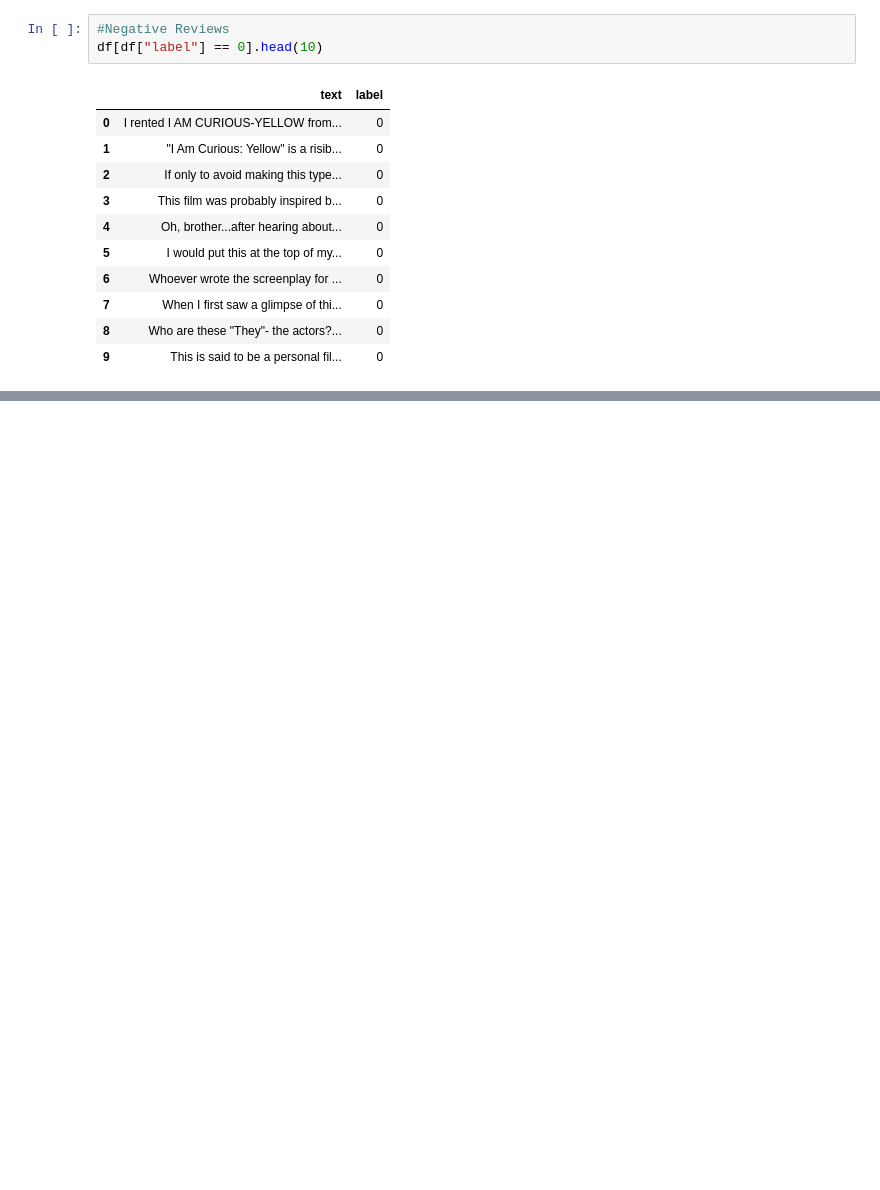
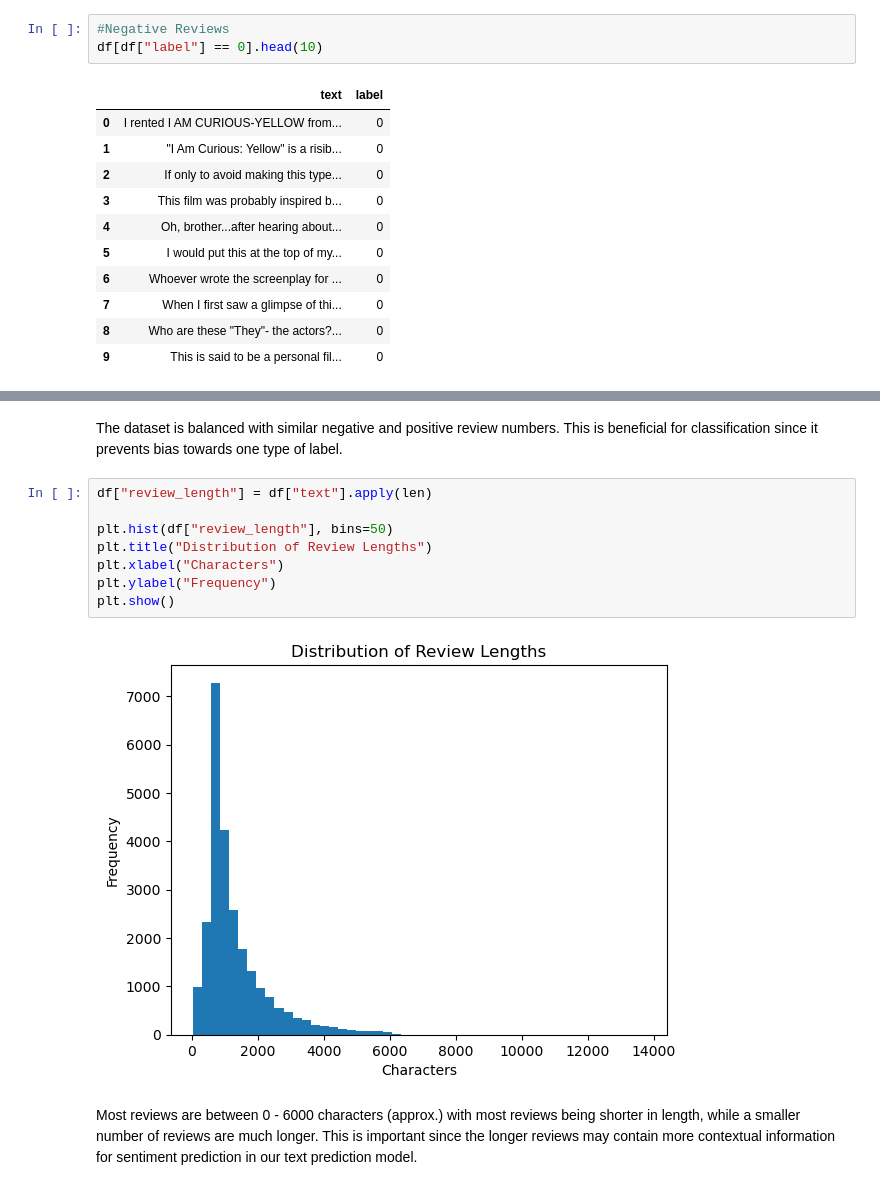
Before and after one commit to souzenkhan/CS-178-Movie-Project, a Jupyter notebook: project/data_exploration.ipynb, the cells around one changed output, grey strips where cells are left out. Cells and saved outputs as stored; diff of their text form; blank space fills up the shorter version.

```diff
--- a/project/data_exploration.ipynb
+++ b/project/data_exploration.ipynb
@@ -64,0 +76,14 @@ df[df["label"] == 0].head(10)
+# %% [markdown]
+The dataset is balanced with similar negative and positive review numbers. This is beneficial for classification since it prevents bias towards one type of label.
+# %%
+df["review_length"] = df["text"].apply(len)
+
+plt.hist(df["review_length"], bins=50)
+plt.title("Distribution of Review Lengths")
+plt.xlabel("Characters")
+plt.ylabel("Frequency")
+plt.show()
+# %% [output]
+[figure, added]
+# %% [markdown]
+Most reviews are between 0 - 6000 characters (approx.) with most reviews being shorter in length, while a smaller number of reviews are much longer. This is important since the longer reviews may contain more contextual information for sentiment prediction in our text prediction model.
```
Also changed, not shown: parts of 16 cells of this notebook, 4 other files.
